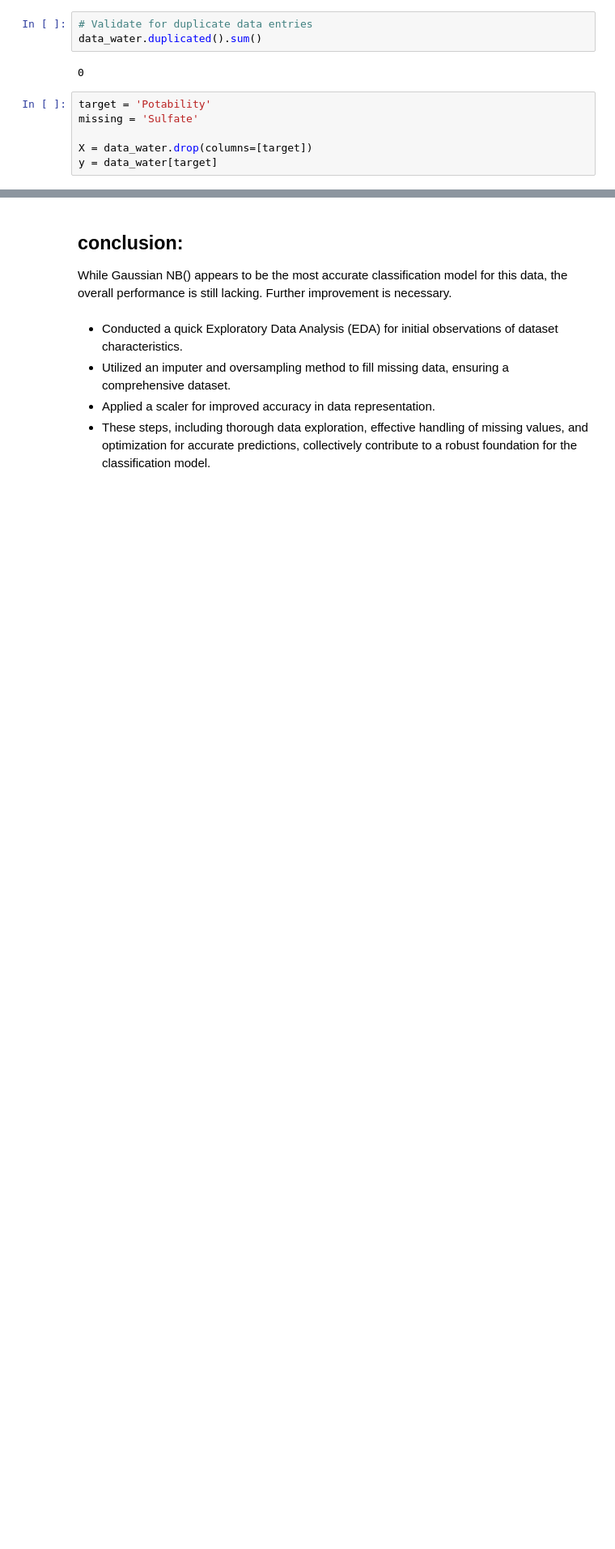
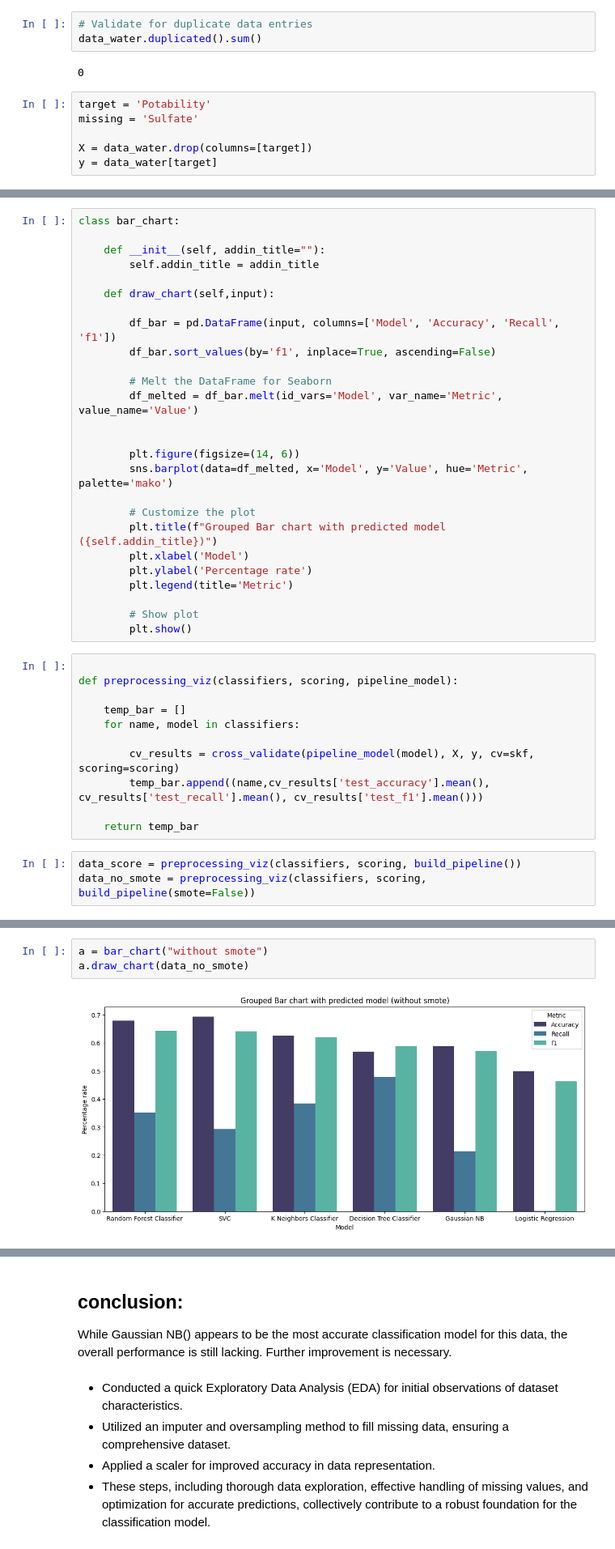
Before and after one commit to leedh7878/DanielLee_Project_Portfolio, a Jupyter notebook: Water_Quality_Potability/src/water_quality.ipynb, the cells around one changed output, grey strips where cells are left out. Shown at 81% size. Drawn from its saved outputs; the diff is of its cells as text; blank space fills up the shorter version.

```diff
--- a/Water_Quality_Potability/src/water_quality.ipynb
+++ b/Water_Quality_Potability/src/water_quality.ipynb
@@ -184,0 +200,40 @@ Cross validation scores for Logistic Regression: 0.6099188238814903
+# %%
+class bar_chart:
+
+    def __init__(self, addin_title=""):
+        self.addin_title = addin_title
+
+    def draw_chart(self,input):
+
+        df_bar = pd.DataFrame(input, columns=['Model', 'Accuracy', 'Recall', 'f1'])
+        df_bar.sort_values(by='f1', inplace=True, ascending=False)
+
+        # Melt the DataFrame for Seaborn
+        df_melted = df_bar.melt(id_vars='Model', var_name='Metric', value_name='Value')
+
+
+        plt.figure(figsize=(14, 6))
+        sns.barplot(data=df_melted, x='Model', y='Value', hue='Metric', palette='mako')
+
+        # Customize the plot
+        plt.title(f"Grouped Bar chart with predicted model ({self.addin_title})")
+        plt.xlabel('Model')
+        plt.ylabel('Percentage rate')
+        plt.legend(title='Metric')
+
+        # Show plot
+        plt.show()
+# %%
+
+def preprocessing_viz(classifiers, scoring, pipeline_model):
+
+    temp_bar = []
+    for name, model in classifiers:
+
+        cv_results = cross_validate(pipeline_model(model), X, y, cv=skf, scoring=scoring)
+        temp_bar.append((name,cv_results['test_accuracy'].mean(), cv_results['test_recall'].mean(), cv_results['test_f1'].mean()))
+
+    return temp_bar
+# %%
+data_score = preprocessing_viz(classifiers, scoring, build_pipeline())
+data_no_smote = preprocessing_viz(classifiers, scoring, build_pipeline(smote=False))
@@ -184,0 +242,5 @@ Cross validation scores for Logistic Regression: 0.6099188238814903
+# %%
+a = bar_chart("without smote")
+a.draw_chart(data_no_smote)
+# %% [output]
+[figure, added]
```
Also changed, not shown: parts of 18 cells of this notebook.
